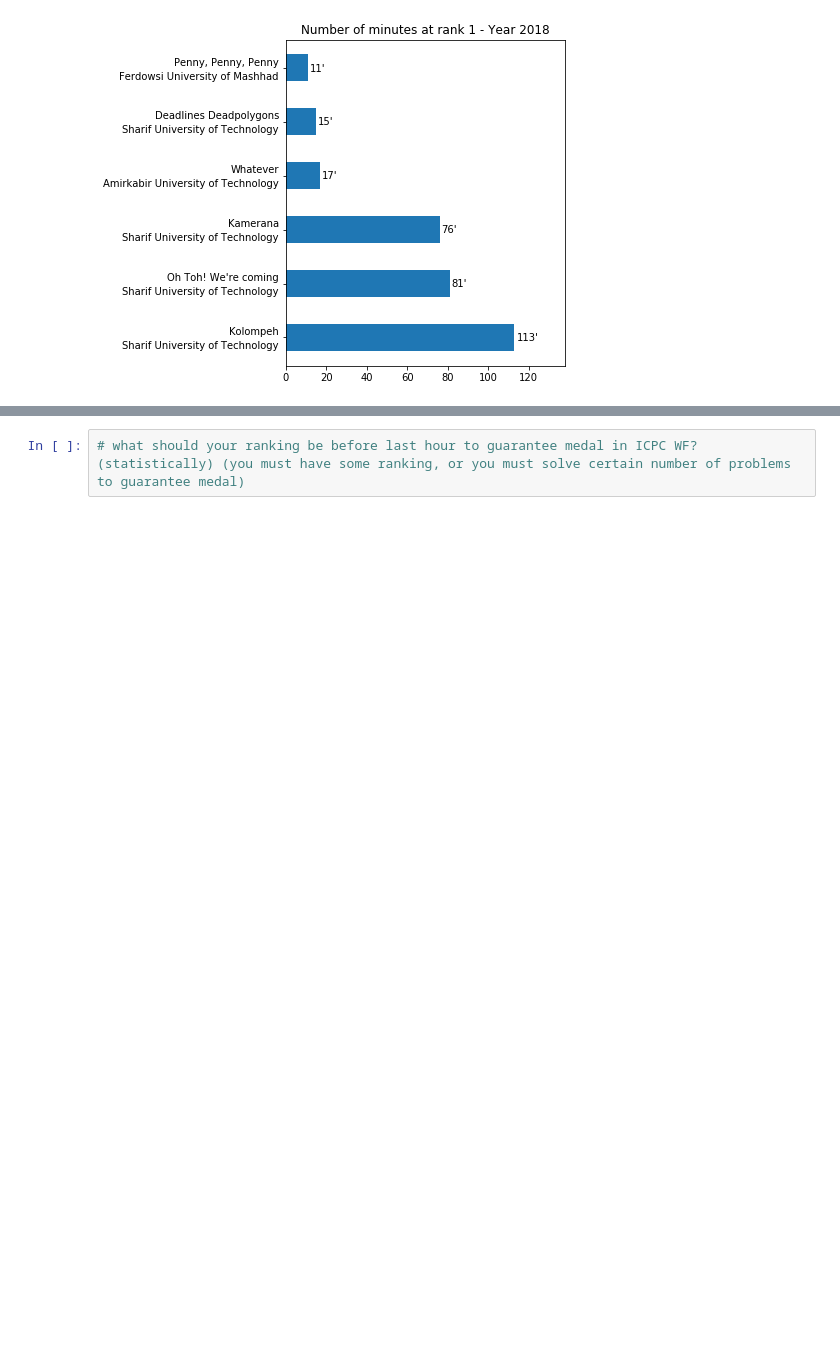
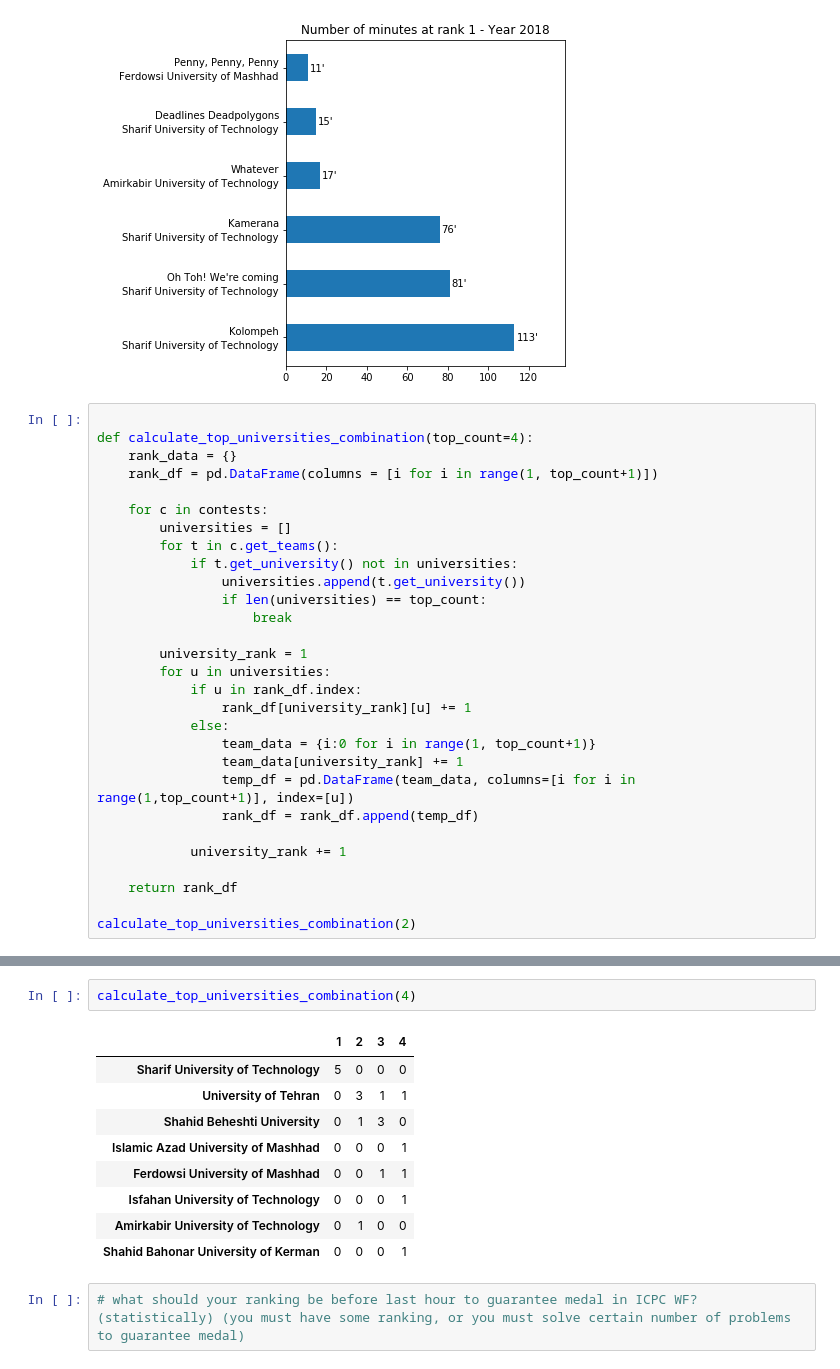
Before and after one commit to mehdikazemi8/icpc-contests, a Jupyter notebook: icpc-contests.ipynb, the cells around one changed output, grey strips where cells are left out. Saved outputs shown, nothing was run; the diff lists cells and outputs as text; blank space fills up the shorter version.

Commit message:
calculate combination of top 2 universities and 4 universities

```diff
--- a/icpc-contests.ipynb
+++ b/icpc-contests.ipynb
@@ -458,3 +458,32 @@ for year in df['year'].unique():
 [figure]
 [figure]
 [figure]
+# %%
+
+def calculate_top_universities_combination(top_count=4):
+    rank_data = {}
+    rank_df = pd.DataFrame(columns = [i for i in range(1, top_count+1)])
+
+    for c in contests:
+        universities = []
+        for t in c.get_teams():
+            if t.get_university() not in universities:
+                universities.append(t.get_university())
+                if len(universities) == top_count:
+                    break
+
+        university_rank = 1
+        for u in universities:
+            if u in rank_df.index:
+                rank_df[university_rank][u] += 1
+            else:
+                team_data = {i:0 for i in range(1, top_count+1)}
+                team_data[university_rank] += 1
+                temp_df = pd.DataFrame(team_data, columns=[i for i in range(1,top_count+1)], index=[u])
+                rank_df = rank_df.append(temp_df)
+
+            university_rank += 1
+
+    return rank_df
+
+calculate_top_universities_combination(2)
@@ -461,2 +496,14 @@ for year in df['year'].unique():
+# %%
+calculate_top_universities_combination(4)
+# %% [output]
+|  | 1 | 2 | 3 | 4 |
+| Sharif University of Technology | 5 | 0 | 0 | 0 |
+| University of Tehran | 0 | 3 | 1 | 1 |
+| Shahid Beheshti University | 0 | 1 | 3 | 0 |
+| Islamic Azad University of Mashhad | 0 | 0 | 0 | 1 |
+| Ferdowsi University of Mashhad | 0 | 0 | 1 | 1 |
+| Isfahan University of Technology | 0 | 0 | 0 | 1 |
+| Amirkabir University of Technology | 0 | 1 | 0 | 0 |
+| Shahid Bahonar University of Kerman | 0 | 0 | 0 | 1 |
 # %%
 # what should your ranking be before last hour to guarantee medal in ICPC WF? (statistically) (you must have some ranking, or you must solve certain number of problems to guarantee medal)
```
Also changed, not shown: parts of 1 cell of this notebook.
